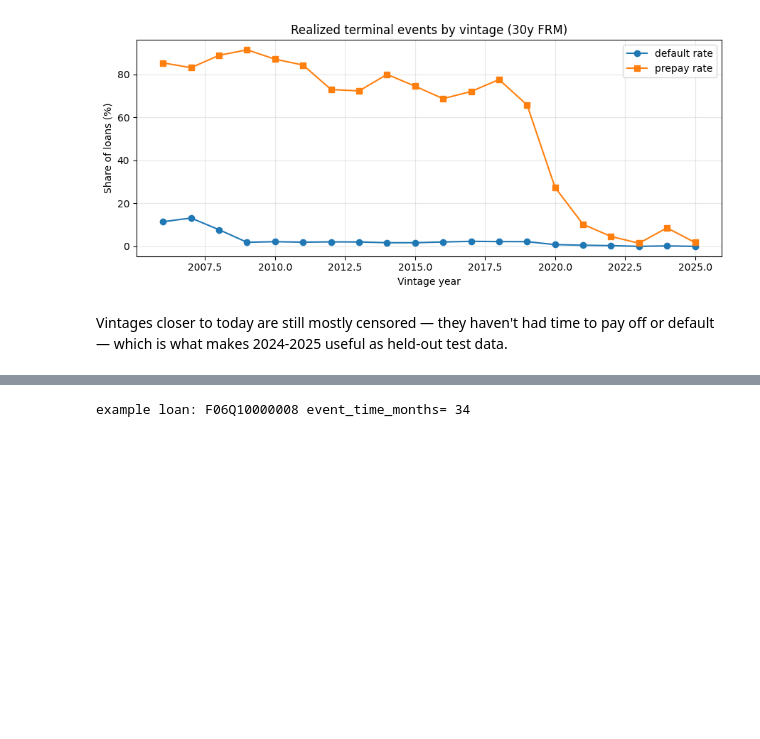
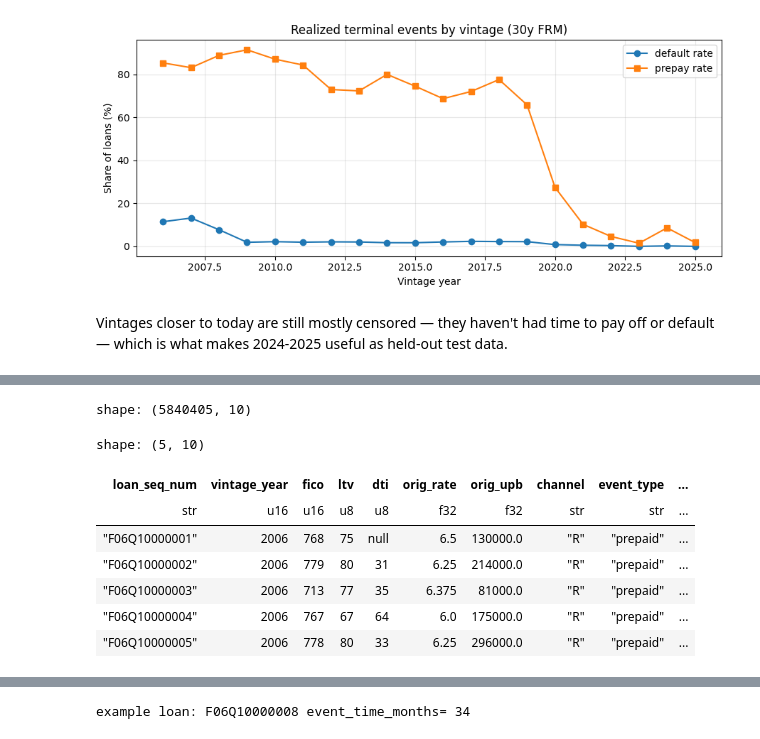
Before and after one commit to M1keLawrence/freddie-credit-30y-frm, a Jupyter notebook: notebooks/quickstart.ipynb, the cells around one changed output, grey strips where cells are left out. Cells and saved outputs as stored; diff of their text form; code cells hidden in the pictures; blank space fills up the shorter version.

```diff
--- a/notebooks/quickstart.ipynb
+++ b/notebooks/quickstart.ipynb
@@ -118,0 +126,21 @@ Vintages closer to today are still mostly censored — they haven't had time to
+# %%
+from src.credit_data import load_loans
+
+loans = load_loans(
+    years=[2006, 2010, 2014, 2020],
+    columns=['loan_seq_num', 'vintage_year', 'fico', 'ltv', 'dti',
+             'orig_rate', 'orig_upb', 'channel',
+             'event_type', 'event_time_months'],
+)
+print('shape:', loans.shape)
+loans.head()
+# %% [output]
+shape: (5840405, 10)
+shape: (5, 10)
+| loan_seq_num | vintage_year | fico | ltv | dti | orig_rate | orig_upb | channel | event_type | ... |
+| str | u16 | u16 | u8 | u8 | f32 | f32 | str | str | ... |
+| "F06Q10000001" | 2006 | 768 | 75 | null | 6.5 | 130000.0 | "R" | "prepaid" | ... |
+| "F06Q10000002" | 2006 | 779 | 80 | 31 | 6.25 | 214000.0 | "R" | "prepaid" | ... |
+| "F06Q10000003" | 2006 | 713 | 77 | 35 | 6.375 | 81000.0 | "R" | "prepaid" | ... |
+| "F06Q10000004" | 2006 | 767 | 67 | 64 | 6.0 | 175000.0 | "R" | "prepaid" | ... |
+| "F06Q10000005" | 2006 | 778 | 80 | 33 | 6.25 | 296000.0 | "R" | "prepaid" | ... |
```
Also changed, not shown: parts of 6 cells of this notebook, 2 other files.
